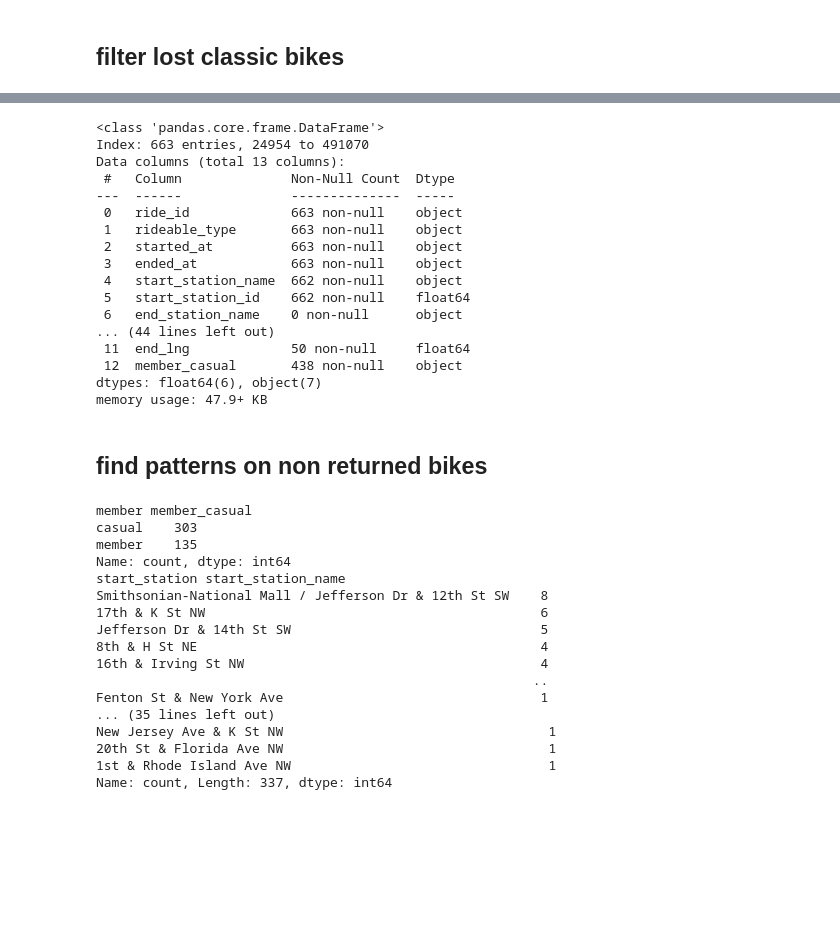
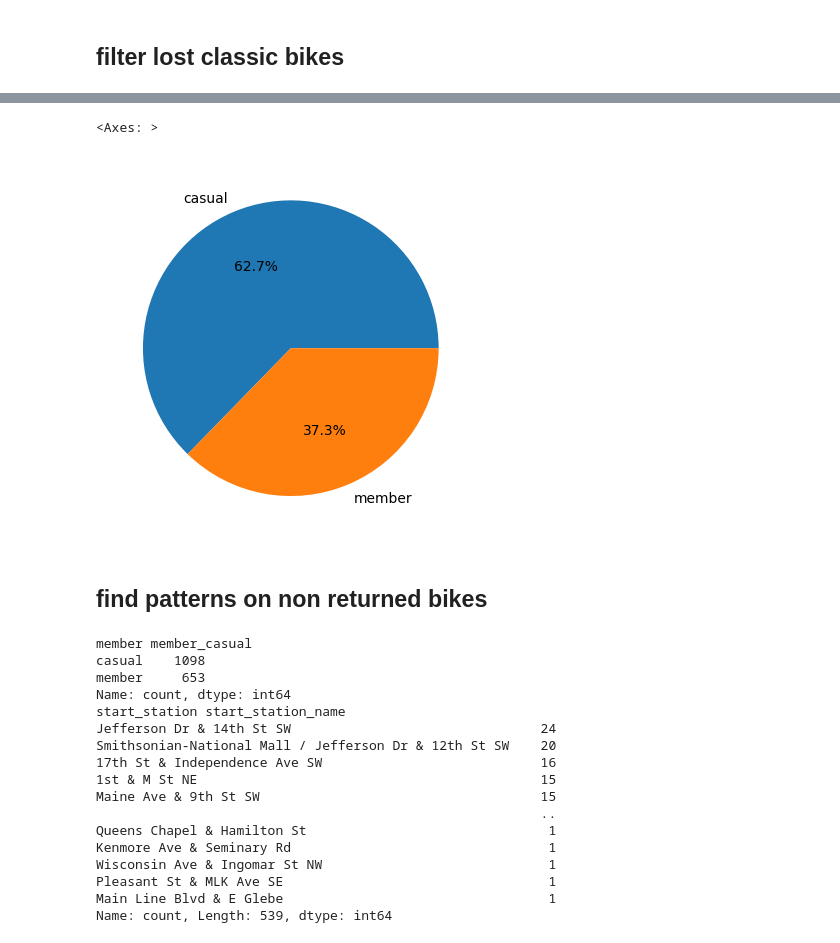
Before and after one commit to ZsuzsaMano/Machine-learning, a Jupyter notebook: KPI.ipynb, the cells around one changed output, grey strips where cells are left out. Drawn from its saved outputs; the diff is of its cells as text; code cells hidden in the pictures; blank space fills up the shorter version.

```diff
--- a/KPI.ipynb
+++ b/KPI.ipynb
@@ -89,8 +117,10 @@ def no_return_classic_df(df):
     print(by_bike_trips_no_end_filtered)
     return trips_no_end_classic
 
-no_return_classic_08=no_return_classic_df(trip_import08)
-no_return_classic_09=no_return_classic_df(trip_import09)
-no_return_classic_10=no_return_classic_df(trip_import10)
+no_return=no_return_classic_df(classicbikes)
+
+
+
+no_return.head()
 # %% [output]
 rideable_type
@@ -110,25 +135,8 @@ Name: count, dtype: int64
-# %%
-no_return_classic_10.info()
-no_return_classic_09.info()
-no_return_classic_08.info()
-# %% [output]
-<class 'pandas.core.frame.DataFrame'>
-Index: 663 entries, 24954 to 491070
-Data columns (total 13 columns):
- #   Column              Non-Null Count  Dtype
----  ------              --------------  -----
- 0   ride_id             663 non-null    object
- 1   rideable_type       663 non-null    object
- 2   started_at          663 non-null    object
- 3   ended_at            663 non-null    object
- 4   start_station_name  662 non-null    object
- 5   start_station_id    662 non-null    float64
- 6   end_station_name    0 non-null      object
-... (44 lines left out)
- 11  end_lng             50 non-null     float64
- 12  member_casual       438 non-null    object
-dtypes: float64(6), object(7)
-memory usage: 47.9+ KB
+# %%
+no_return.groupby('member_casual').size().plot(kind='pie', autopct='%.1f%%')
+# %% [output]
+<Axes: >
+[figure, added]
 # %% [markdown]
 ## find patterns on non returned bikes
 # %%
@@ -143,24 +151,22 @@ def patter_no_return(df):
     start_no_return = df['start_station_name'].value_counts()
     print('start_station', start_no_return)
 
-patter_no_return(no_return_classic_08)
-patter_no_return(no_return_classic_09)
-patter_no_return(no_return_classic_10)
+patter_no_return(no_return)
 # %% [output]
 member member_casual
-casual    303
-member    135
+casual    1098
+member     653
 Name: count, dtype: int64
 start_station start_station_name
-Smithsonian-National Mall / Jefferson Dr & 12th St SW    8
-17th & K St NW                                           6
-Jefferson Dr & 14th St SW                                5
-8th & H St NE                                            4
-16th & Irving St NW                                      4
-                                                        ..
-Fenton St & New York Ave                                 1
-... (35 lines left out)
-New Jersey Ave & K St NW                                  1
-20th St & Florida Ave NW                                  1
-1st & Rhode Island Ave NW                                 1
-Name: count, Length: 337, dtype: int64
+Jefferson Dr & 14th St SW                                24
+Smithsonian-National Mall / Jefferson Dr & 12th St SW    20
+17th St & Independence Ave SW                            16
+1st & M St NE                                            15
+Maine Ave & 9th St SW                                    15
+                                                         ..
+Queens Chapel & Hamilton St                               1
+Kenmore Ave & Seminary Rd                                 1
+Wisconsin Ave & Ingomar St NW                             1
+Pleasant St & MLK Ave SE                                  1
+Main Line Blvd & E Glebe                                  1
+Name: count, Length: 539, dtype: int64
```
Also changed, not shown: parts of 15 cells of this notebook, 1 other file.
